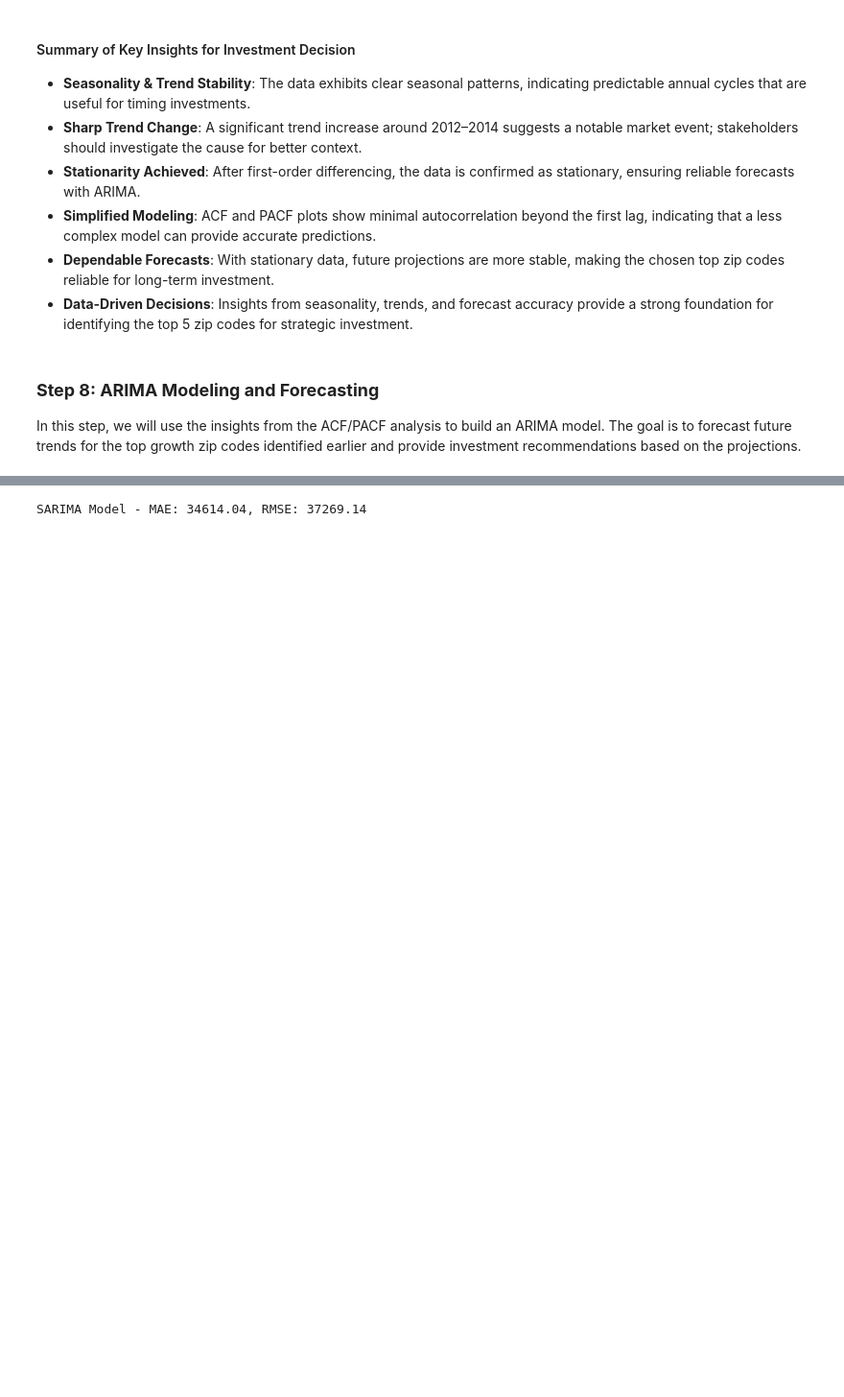
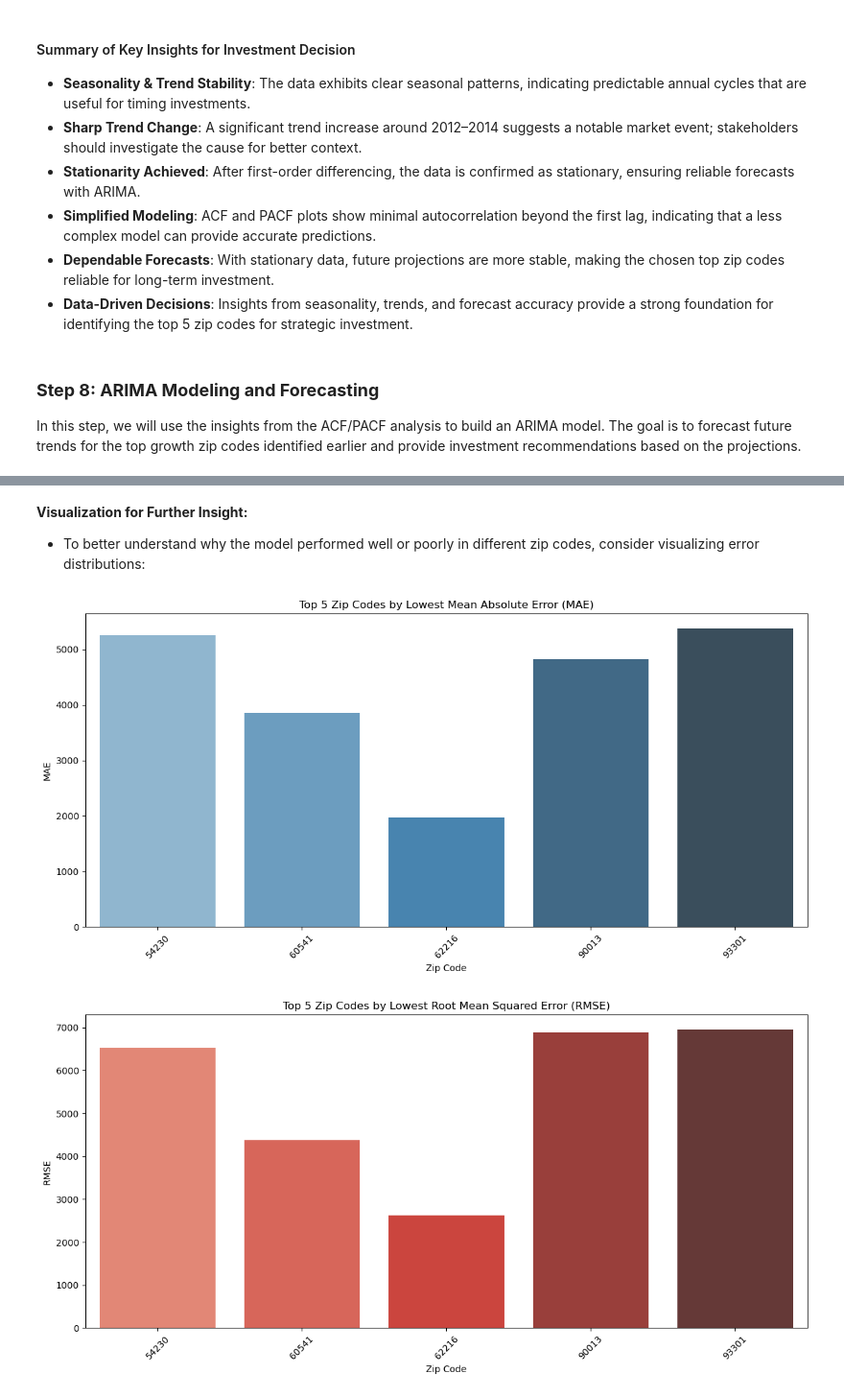
Before and after one commit to nealiyer88/Zillow, a Jupyter notebook: Zillow Rough.ipynb, the cells around one changed output, grey strips where cells are left out. Shown at 96% size. Cells and saved outputs as stored; diff of their text form; code cells hidden in the pictures; blank space fills up the shorter version.

```diff
--- a/Zillow Rough.ipynb
+++ b/Zillow Rough.ipynb
@@ -452,20 +330,41 @@ Log-Transformed Model - MAE: 13229.52, RMSE: 14132.49
-# %%
-from statsmodels.tsa.statespace.sarimax import SARIMAX
-
-# Example SARIMA model with seasonal components
-seasonal_order = (1, 1, 1, 12)  # Adjust if necessary
-sarima_model = SARIMAX(log_train_data, order=arima_order, seasonal_order=seasonal_order, enforce_stationarity=False, enforce_invertibility=False)
-sarima_model_fit = sarima_model.fit()
-
-# Forecast using SARIMA model
-sarima_predictions = sarima_model_fit.forecast(steps=12)
-sarima_predictions = np.exp(sarima_predictions)  # Revert log transformation
-
-# Calculate errors on SARIMA model
-sarima_mae = mean_absolute_error(test_data, sarima_predictions)
-sarima_rmse = np.sqrt(mean_squared_error(test_data, sarima_predictions))
-
-# Print errors for the SARIMA model
-print(f'SARIMA Model - MAE: {sarima_mae:.2f}, RMSE: {sarima_rmse:.2f}')
-# %% [output]
-SARIMA Model - MAE: 34614.04, RMSE: 37269.14
+# %% [markdown]
+**Visualization for Further Insight:**
+
+* To better understand why the model performed well or poorly in different zip codes, consider visualizing error distributions:
+# %%
+
+
+# Create a DataFrame for visualization
+summary_df = pd.DataFrame(zip_code_results).T[['MAE', 'RMSE']]
+summary_df['ZipCode'] = summary_df.index
+
+# Identify the top 5 zip codes by lowest MAE and RMSE
+top_5_mae_zipcodes = summary_df.sort_values(by='MAE').head(5)['ZipCode'].tolist()
+top_5_rmse_zipcodes = summary_df.sort_values(by='RMSE').head(5)['ZipCode'].tolist()
+
+# Filter the summary_df to only include the top 5 zip codes by MAE and RMSE
+filtered_summary_mae = summary_df[summary_df['ZipCode'].isin(top_5_mae_zipcodes)]
+filtered_summary_rmse = summary_df[summary_df['ZipCode'].isin(top_5_rmse_zipcodes)]
+
+# Plot MAE for the top 5 zip codes based on lowest MAE
+plt.figure(figsize=(12, 6))
+sns.barplot(data=filtered_summary_mae, x='ZipCode', y='MAE', palette='Blues_d')
+plt.title('Top 5 Zip Codes by Lowest Mean Absolute Error (MAE)')
+plt.xlabel('Zip Code')
+plt.ylabel('MAE')
+plt.xticks(rotation=45)
+plt.tight_layout()
+plt.show()
+
+# Plot RMSE for the top 5 zip codes based on lowest RMSE
+plt.figure(figsize=(12, 6))
+sns.barplot(data=filtered_summary_rmse, x='ZipCode', y='RMSE', palette='Reds_d')
+plt.title('Top 5 Zip Codes by Lowest Root Mean Squared Error (RMSE)')
+plt.xlabel('Zip Code')
+plt.ylabel('RMSE')
+plt.xticks(rotation=45)
+plt.tight_layout()
+plt.show()
+# %% [output]
+[figure, added]
+[figure, added]
```
Also changed, not shown: parts of 6 cells of this notebook.
